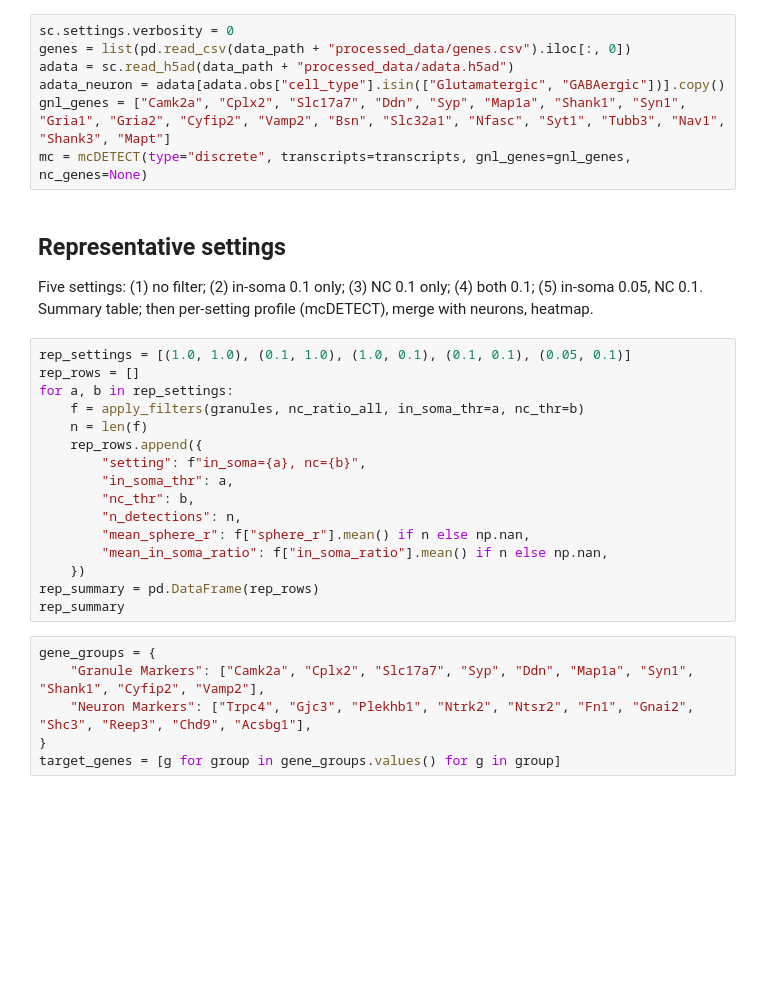
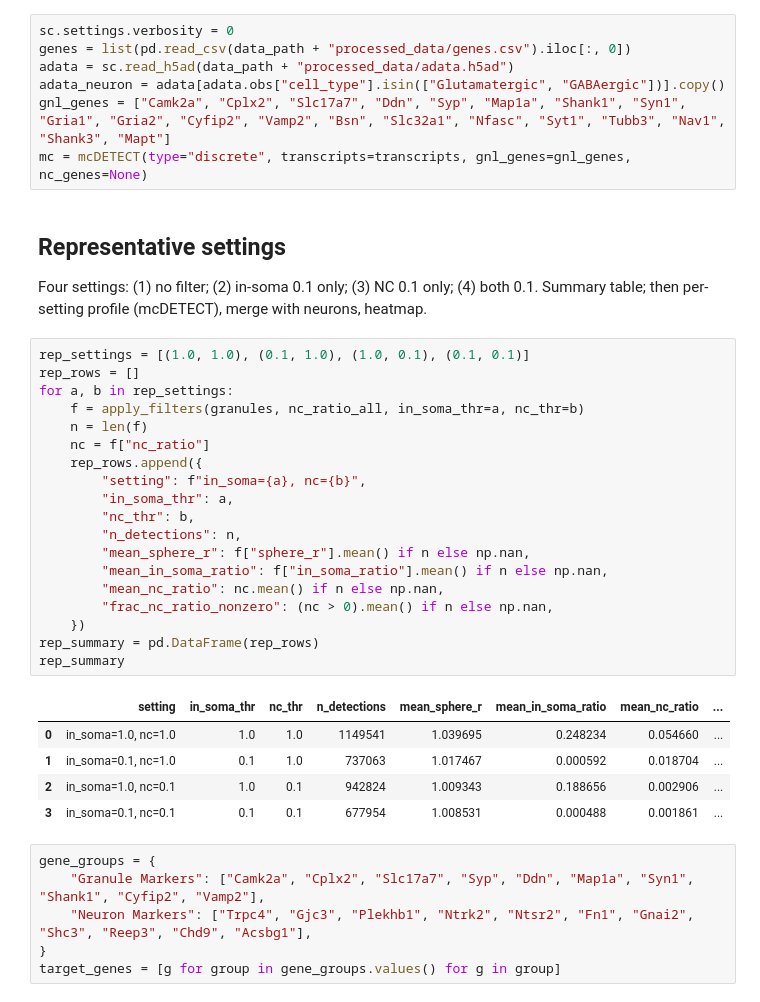
Before and after one commit to chen-yang-yuan/mcDETECT, a Jupyter notebook: code/benchmark/benchmark_filtering.ipynb, the cells around one changed output. Drawn from its saved outputs; the diff is of its cells as text; blank space fills up the shorter version.

```diff
--- a/code/benchmark/benchmark_filtering.ipynb
+++ b/code/benchmark/benchmark_filtering.ipynb
@@ -118,23 +164,32 @@ mc = mcDETECT(type="discrete", transcripts=transcripts, gnl_genes=gnl_genes, nc_
 # %% [markdown]
 ## Representative settings
 
-Five settings: (1) no filter; (2) in-soma 0.1 only; (3) NC 0.1 only; (4) both 0.1; (5) in-soma 0.05, NC 0.1. Summary table; then per-setting profile (mcDETECT), merge with neurons, heatmap.
+Four settings: (1) no filter; (2) in-soma 0.1 only; (3) NC 0.1 only; (4) both 0.1. Summary table; then per-setting profile (mcDETECT), merge with neurons, heatmap.
 # %%
-rep_settings = [(1.0, 1.0), (0.1, 1.0), (1.0, 0.1), (0.1, 0.1), (0.05, 0.1)]
+rep_settings = [(1.0, 1.0), (0.1, 1.0), (1.0, 0.1), (0.1, 0.1)]
 rep_rows = []
 for a, b in rep_settings:
     f = apply_filters(granules, nc_ratio_all, in_soma_thr=a, nc_thr=b)
     n = len(f)
+    nc = f["nc_ratio"]
     rep_rows.append({
         "setting": f"in_soma={a}, nc={b}",
         "in_soma_thr": a,
         "nc_thr": b,
         "n_detections": n,
         "mean_sphere_r": f["sphere_r"].mean() if n else np.nan,
         "mean_in_soma_ratio": f["in_soma_ratio"].mean() if n else np.nan,
+        "mean_nc_ratio": nc.mean() if n else np.nan,
+        "frac_nc_ratio_nonzero": (nc > 0).mean() if n else np.nan,
     })
 rep_summary = pd.DataFrame(rep_rows)
 rep_summary
+# %% [output]
+|  | setting | in_soma_thr | nc_thr | n_detections | mean_sphere_r | mean_in_soma_ratio | mean_nc_ratio | ... |
+| 0 | in_soma=1.0, nc=1.0 | 1.0 | 1.0 | 1149541 | 1.039695 | 0.248234 | 0.054660 | ... |
+| 1 | in_soma=0.1, nc=1.0 | 0.1 | 1.0 | 737063 | 1.017467 | 0.000592 | 0.018704 | ... |
+| 2 | in_soma=1.0, nc=0.1 | 1.0 | 0.1 | 942824 | 1.009343 | 0.188656 | 0.002906 | ... |
+| 3 | in_soma=0.1, nc=0.1 | 0.1 | 0.1 | 677954 | 1.008531 | 0.000488 | 0.001861 | ... |
 # %%
 gene_groups = {
     "Granule Markers": ["Camk2a", "Cplx2", "Slc17a7", "Syp", "Ddn", "Map1a", "Syn1", "Shank1", "Cyfip2", "Vamp2"],
```
Also changed, not shown: parts of 6 cells of this notebook, 3 other files.
